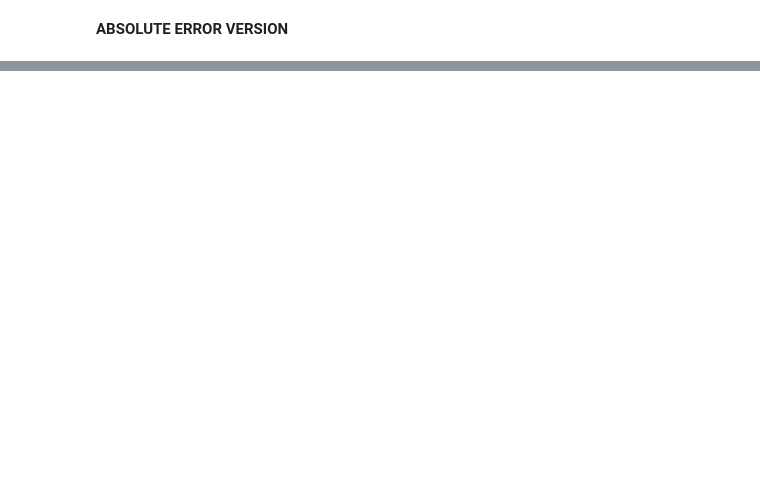
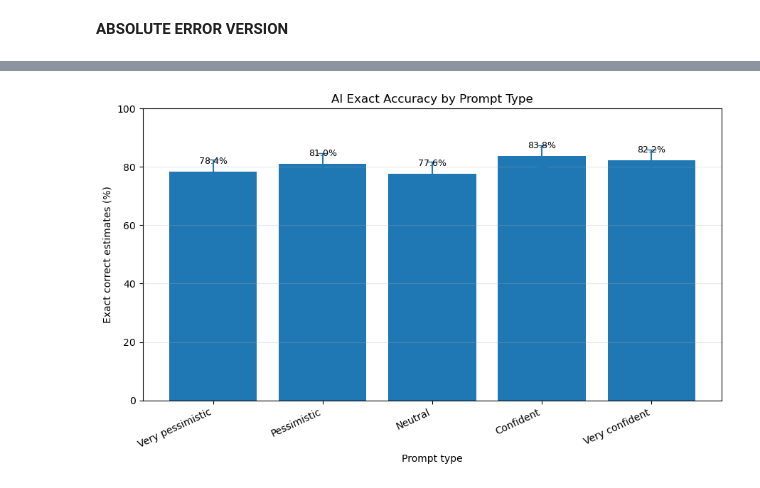
Before and after one commit to nebsen123/Prompt-bias-in-AI-grading, a Jupyter notebook: AI-Grader-ANOVA.ipynb, the cells around one changed output, grey strips where cells are left out. Saved outputs shown, nothing was run; the diff lists cells and outputs as text; code cells hidden in the pictures; blank space fills up the shorter version.

```diff
--- a/AI-Grader-ANOVA.ipynb
+++ b/AI-Grader-ANOVA.ipynb
@@ -517,0 +412,60 @@ C(prompt_type)[T.very_pessimistic]:true_mistake...      0.003    0.002
+# %%
+# Summarise exact accuracy by prompt type
+summary_acc = (
+    df.groupby("prompt_type")
+      .agg(
+          accuracy=("correct_estimate", "mean"),
+          n=("correct_estimate", "size")
+      )
+      .reindex(prompt_order)
+      .reset_index()
+)
+
+# Approximate 95% confidence intervals for proportions
+summary_acc["se"] = np.sqrt(
+    summary_acc["accuracy"] * (1 - summary_acc["accuracy"]) / summary_acc["n"]
+)
+
+summary_acc["ci95"] = 1.96 * summary_acc["se"]
+
+# Plot
+plt.figure(figsize=(9, 5.5))
+
+x = np.arange(len(summary_acc))
+
+plt.bar(
+    x,
+    summary_acc["accuracy"] * 100
+)
+
+plt.errorbar(
+    x,
+    summary_acc["accuracy"] * 100,
+    yerr=summary_acc["ci95"] * 100,
+    fmt="none",
+    capsize=5
+)
+
+plt.xticks(x, prompt_labels, rotation=25, ha="right")
+plt.ylabel("Exact correct estimates (%)")
+plt.xlabel("Prompt type")
+plt.title("AI Exact Accuracy by Prompt Type")
+plt.ylim(0, 100)
+plt.grid(axis="y", alpha=0.3)
+
+# Add percentages above bars
+for i, value in enumerate(summary_acc["accuracy"] * 100):
+    plt.text(
+        i,
+        value + 2,
+        f"{value:.1f}%",
+        ha="center",
+        va="bottom",
+        fontsize=9
+    )
+
+plt.tight_layout()
+plt.savefig("ai_exact_accuracy_by_prompt.png", dpi=300, bbox_inches="tight")
+plt.show()
+# %% [output]
+[figure, added]
```
Also changed, not shown: parts of 13 cells of this notebook.
